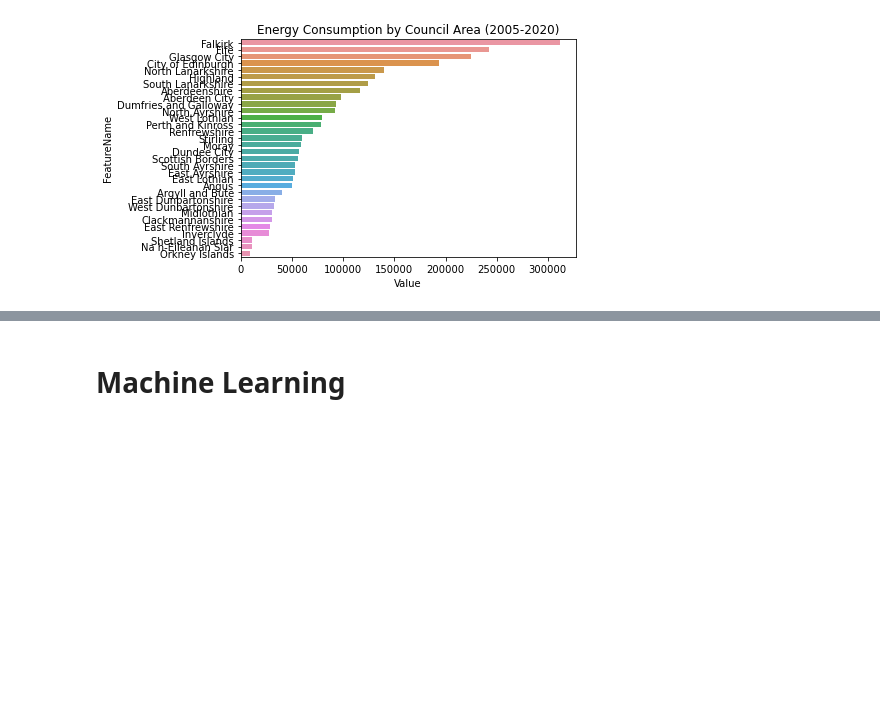
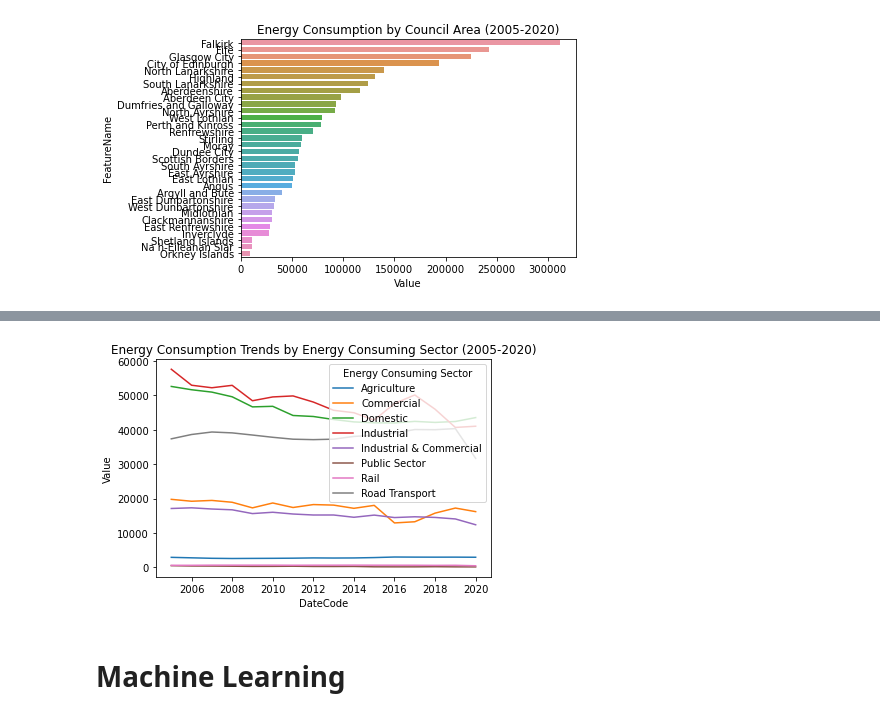
Before and after one commit to kirankrch24/MSc-Project, a Jupyter notebook: Main .ipynb, the cells around one changed output, grey strips where cells are left out. Saved outputs shown, nothing was run; the diff lists cells and outputs as text; code cells hidden in the pictures; blank space fills up the shorter version.

```diff
--- a/Main .ipynb
+++ b/Main .ipynb
@@ -426,3 +466,11 @@ plt.show()
+# %%
+total_consumption_yearly_sector = scot_data.groupby(['DateCode', 'Energy Consuming Sector']).sum().reset_index()
+
+sns.lineplot(x='DateCode', y='Value', hue='Energy Consuming Sector', data=total_consumption_yearly_sector)
+plt.title('Energy Consumption Trends by Energy Consuming Sector (2005-2020)')
+plt.show()
+# %% [output]
+[figure, added]
 # %% [markdown]
 # Machine Learning
 # %%
```
Also changed, not shown: parts of 13 cells of this notebook.
